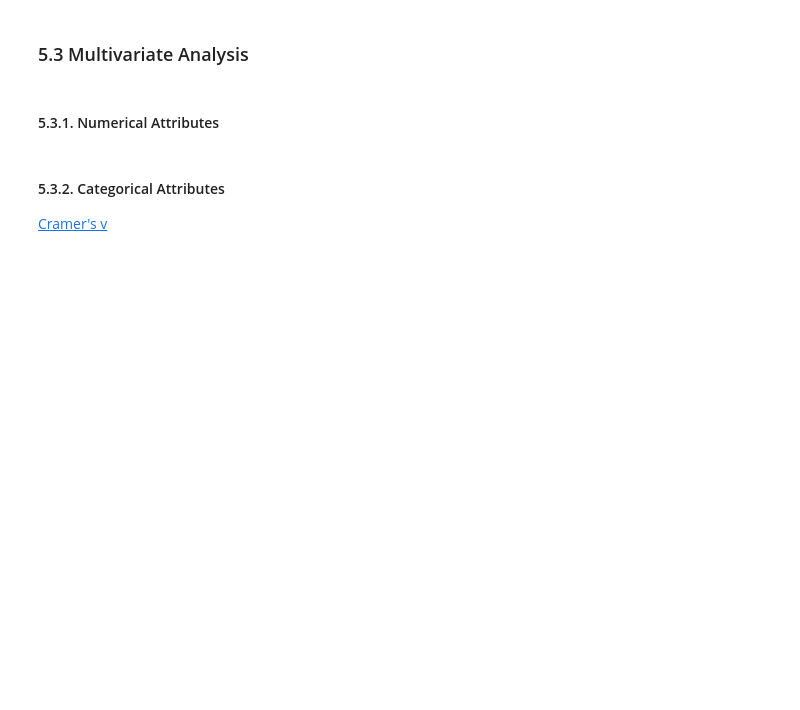
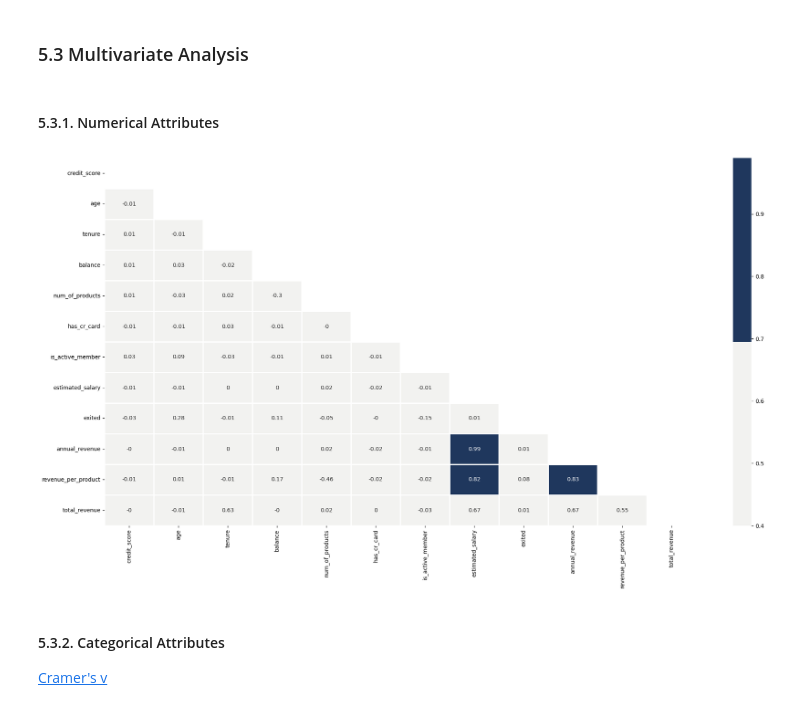
Before and after one commit to pauloreis-ds/churn-topBank, a Jupyter notebook: notebooks/1.0-pr-topbank-churn-eda.ipynb, the cells around one changed output. Saved outputs shown, nothing was run; the diff lists cells and outputs as text; code cells hidden in the pictures; blank space fills up the shorter version.

```diff
--- a/notebooks/1.0-pr-topbank-churn-eda.ipynb
+++ b/notebooks/1.0-pr-topbank-churn-eda.ipynb
@@ -1339,13 +1510,15 @@ categorical_attributes = churn_data.select_dtypes( exclude=['int64', 'float64']
 # %%
 # plt.figure(figsize=(15, 6))
 # sns.heatmap(numerical_attributes.corr().round(3), annot=True )
 # plt.show()
 
 plt.figure(figsize=(24, 12))
 correlations = numerical_attributes.corr().round(2)
-mask = np.triu(np.ones_like(correlations, dtype=np.bool))
+mask = np.triu(np.ones_like(correlations, dtype=bool))
 sns.heatmap(correlations, mask=mask, linewidths=1, annot=True, cmap=['#F2F2F0','#1F375D'], vmin=0.40) #vmax=-0.40
 plt.show()
+# %% [output]
+[figure, added]
 # %% [markdown]
 #### 5.3.2. Categorical Attributes
 
```
Also changed, not shown: parts of 55 cells of this notebook, 1 other file.
